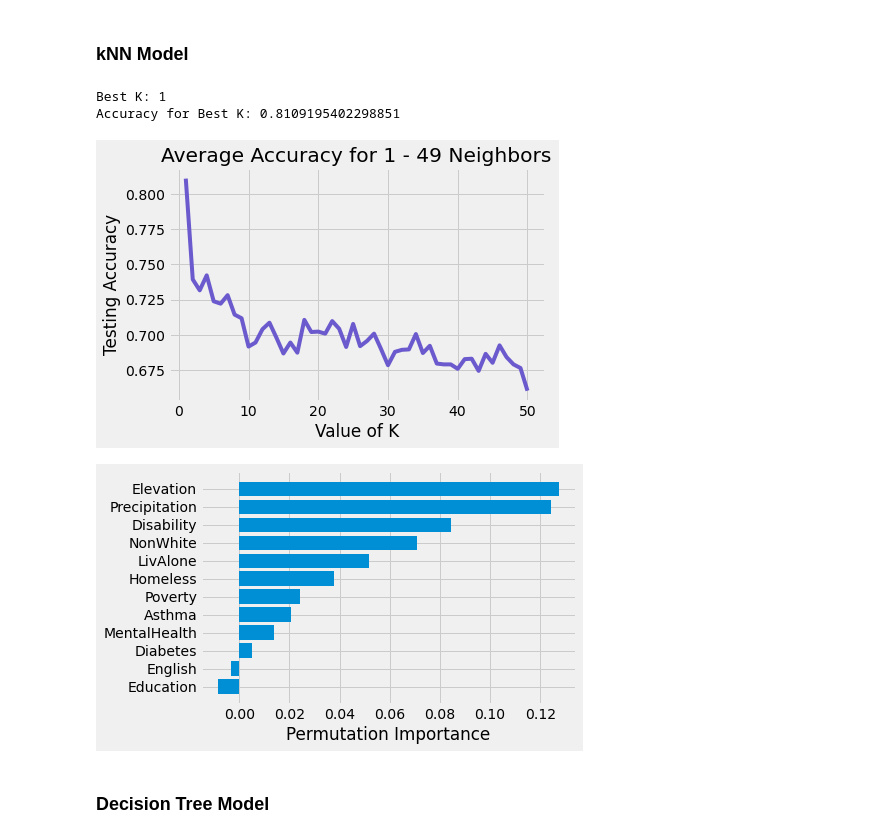
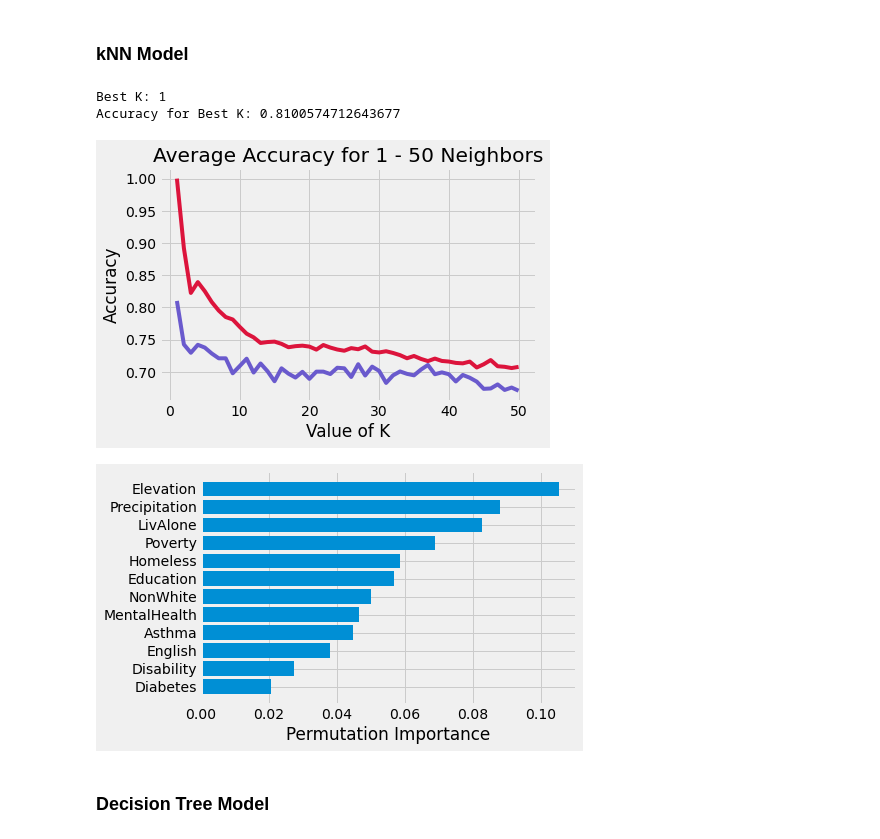
Before and after one commit to Ranabor/CDC-2022, a Jupyter notebook: data_exploration.ipynb, the cells around one changed output. Saved outputs shown, nothing was run; the diff lists cells and outputs as text; code cells hidden in the pictures.

```diff
--- a/data_exploration.ipynb
+++ b/data_exploration.ipynb
@@ -124,10 +126,12 @@ from sklearn.neighbors import KNeighborsClassifier
 
 X = san_francisco[list(significant_metrics.keys())]
 y = san_francisco[['Decintiles']]
-accuracy = []
+training_accuracy = []
+testing_accuracy = []
 
 for i in range(1, 51):
-    height_accuracy = []
+    training_height_accuracy = []
+    testing_height_accuracy = []
     for j in range(30):
         X_train, X_test, y_train, y_test = train_test_split(X, y, test_size=0.2)
         clf = KNeighborsClassifier(n_neighbors = i)
@@ -136,31 +140,36 @@ for i in range(1, 51):
         X_train = scaler.transform(X_train)
         X_test = scaler.transform(X_test)
         clf.fit(X_train, np.ravel(y_train,order='C'))
+        y_pred = clf.predict(X_train)
+        training_height_accuracy.append(metrics.accuracy_score(y_train, y_pred) + metrics.accuracy_score(y_train, [x+1 for x in y_pred]) + metrics.accuracy_score(y_train, [x-1 for x in y_pred]))
         y_pred = clf.predict(X_test)
-        height_accuracy.append(metrics.accuracy_score(y_test, y_pred) + metrics.accuracy_score(y_test, [x+1 for x in y_pred]) + metrics.accuracy_score(y_test, [x-1 for x in y_pred]))
-    accuracy.append(sum(height_accuracy)/len(height_accuracy))
-print(f"Best K: {accuracy.index(max(accuracy)) + 1}")
-print(f"Accuracy for Best K: {max(accuracy)}")
+        testing_height_accuracy.append(metrics.accuracy_score(y_test, y_pred) + metrics.accuracy_score(y_test, [x+1 for x in y_pred]) + metrics.accuracy_score(y_test, [x-1 for x in y_pred]))
+    training_accuracy.append(sum(training_height_accuracy)/len(training_height_accuracy))
+    testing_accuracy.append(sum(testing_height_accuracy)/len(testing_height_accuracy))
+print(f"Best K: {testing_accuracy.index(max(testing_accuracy)) + 1}")
+print(f"Accuracy for Best K: {max(testing_accuracy)}")
 
-plt.plot(range(1,51), accuracy, color = 'slateblue')
+plt.plot(range(1,51), testing_accuracy, color = 'slateblue', label = 'testing')
+plt.plot(range(1,51), training_accuracy, color = 'crimson', label = 'training')
+plt.legend(loc = 'upper right')
 plt.xlabel('Value of K')
-plt.ylabel('Testing Accuracy')
-plt.title('Average Accuracy for 1 - 49 Neighbors')
+plt.ylabel('Accuracy')
+plt.title('Average Accuracy for 1 - 50 Neighbors')
 plt.show()
 # %% [output]
 Best K: 1
-Accuracy for Best K: 0.8109195402298851
+Accuracy for Best K: 0.8100574712643677
-[figure, old version]
+[figure, new version]
 # %%
-clf = KNeighborsClassifier(n_neighbors = accuracy.index(max(accuracy)) + 1)
+clf = KNeighborsClassifier(n_neighbors = testing_accuracy.index(max(testing_accuracy)) + 1)
 scaler = StandardScaler()
 scaler.fit(X_train)
 X_train = scaler.transform(X_train)
 X_test = scaler.transform(X_test)
 clf.fit(X_train, np.ravel(y_train,order='C'))
 model_permutation_importance(clf, X_test, y_test, significant_metrics)
 # %% [output]
-[figure, old version]
+[figure, new version]
 # %% [markdown]
 ### Decision Tree Model
 # %%
```
Also changed, not shown: parts of 8 cells of this notebook.
